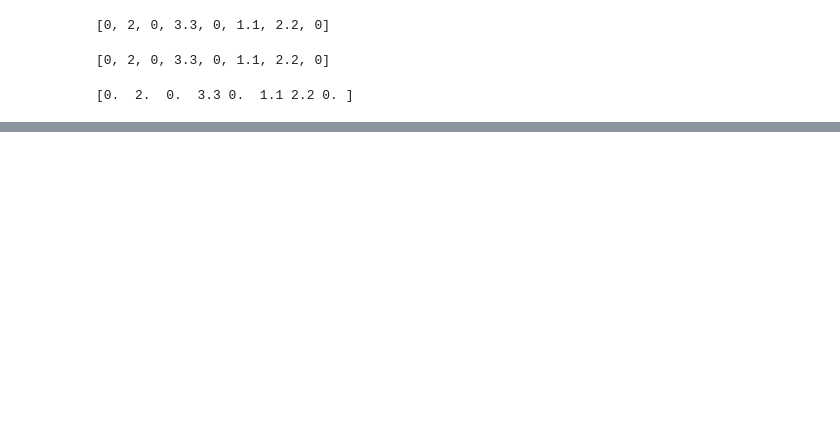
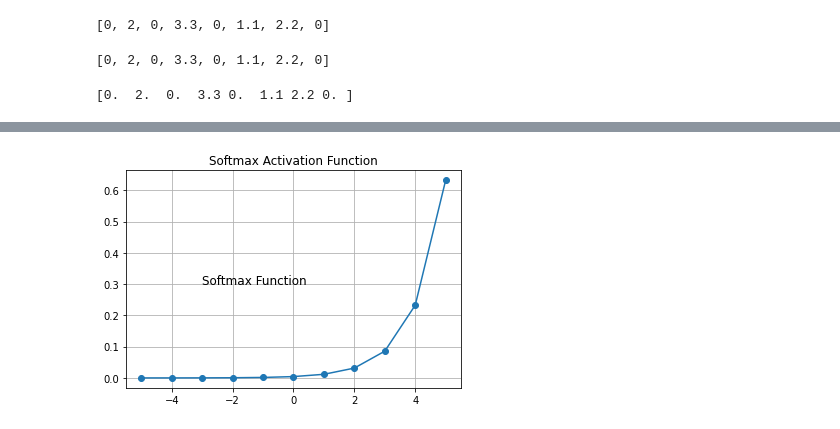
Before and after one commit to Muhammad-Sheraz-ds/Neural-Networks-From-Scratch-In-Python, a Jupyter notebook: Lec 3 (Activation Functions).ipynb, the cells around one changed output, grey strips where cells are left out. Cells and saved outputs as stored; diff of their text form; code cells hidden in the pictures; blank space fills up the shorter version.

```diff
--- a/Lec 3 (Activation Functions).ipynb
+++ b/Lec 3 (Activation Functions).ipynb
@@ -62,0 +146,16 @@ NameError: name 'Layer_Dense' is not defined
+# %%
+import numpy as np
+import matplotlib.pyplot as plt
+
+def softmax(x):
+    return np.exp(x) / np.sum(np.exp(x))
+
+x_values = np.arange(-5, 6)
+y_values = softmax(x_values)
+plt.plot(x_values, y_values, marker='o')
+plt.title('Softmax Activation Function')
+plt.grid(True)
+plt.annotate('Softmax Function', xy=(-3, 0.3), fontsize=12)
+plt.show()
+# %% [output]
+[figure, added]
```
Also changed, not shown: parts of 12 cells of this notebook, 6 other files.
